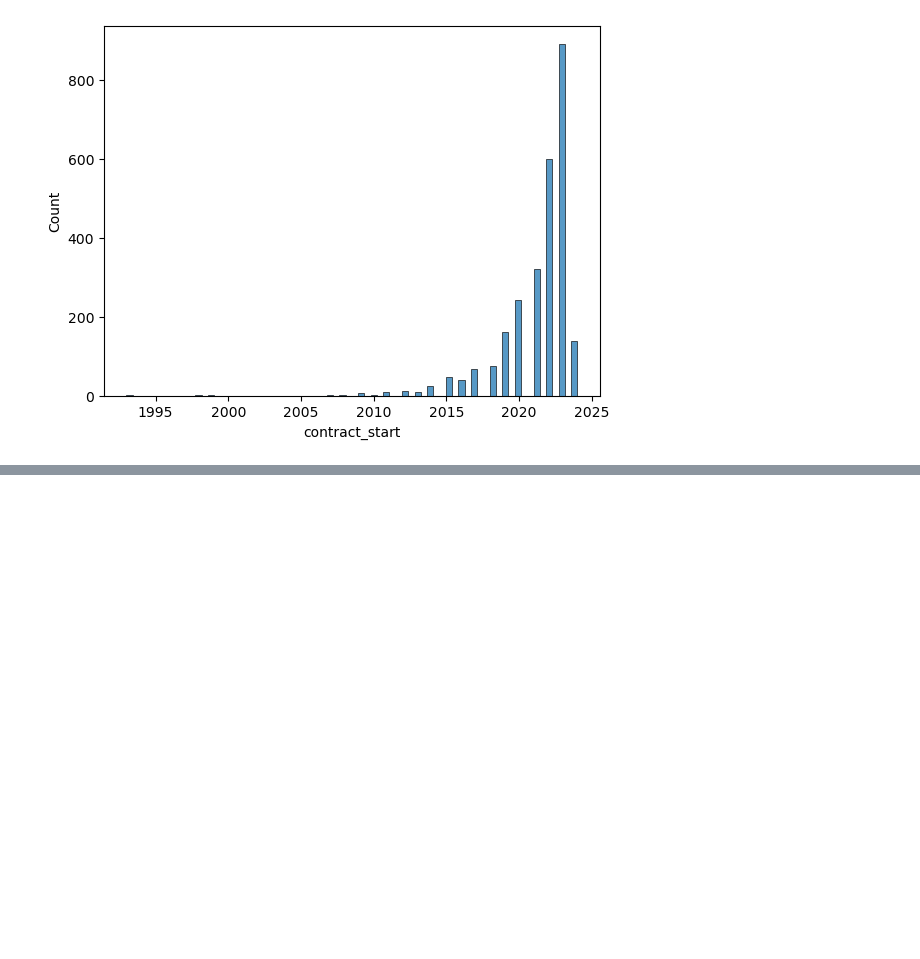
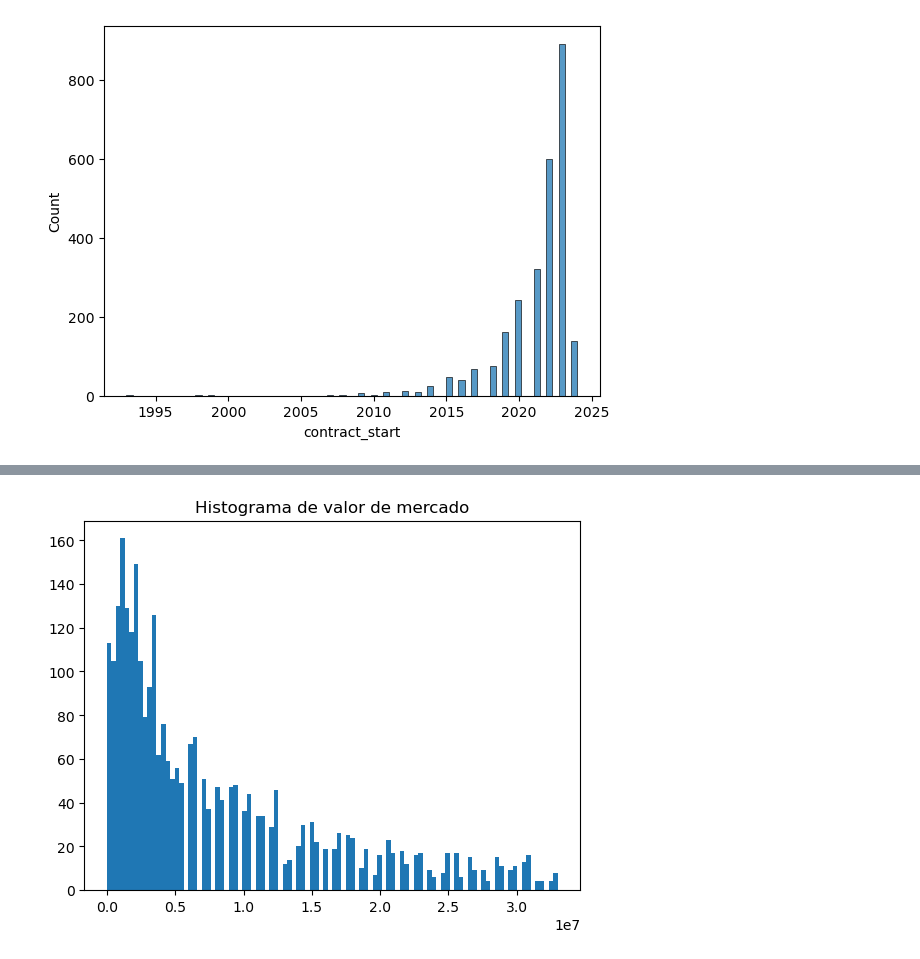
Before and after one commit to javierlara47/TFG, a Jupyter notebook: notebooks/machine_learning.ipynb, the cells around one changed output, grey strips where cells are left out. Drawn from its saved outputs; the diff is of its cells as text; code cells hidden in the pictures; blank space fills up the shorter version.

```diff
--- a/notebooks/machine_learning.ipynb
+++ b/notebooks/machine_learning.ipynb
@@ -236,0 +332,7 @@ sns.histplot(df[df['contract_start']>0]['contract_start'])
+# %%
+#Histograma con matplotlib
+plt.hist(df_filtrado['value'], bins=100)
+plt.title('Histograma de valor de mercado')
+plt.show()
+# %% [output]
+[figure, added]
```
Also changed, not shown: parts of 12 cells of this notebook, 1 other file.
